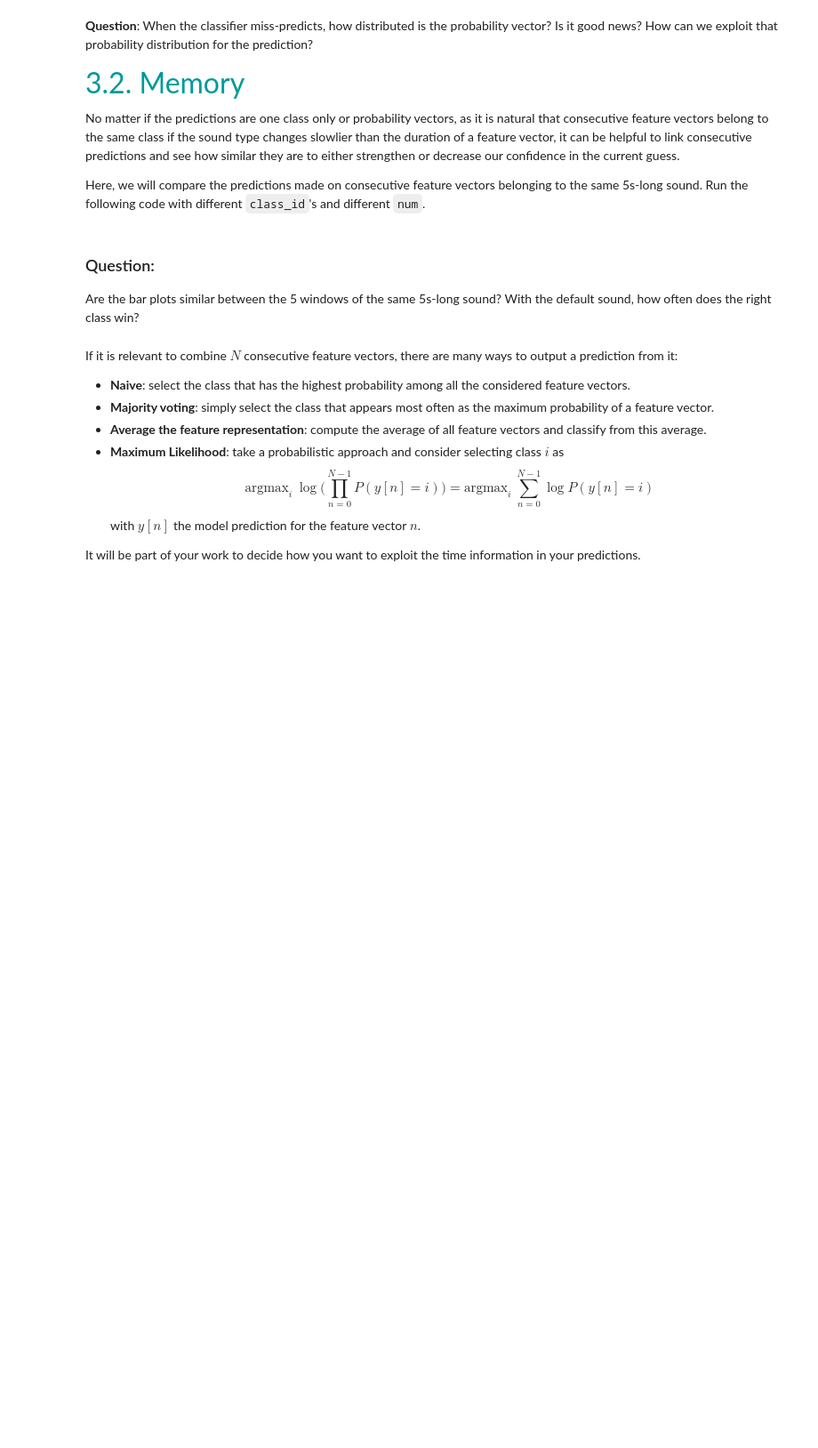
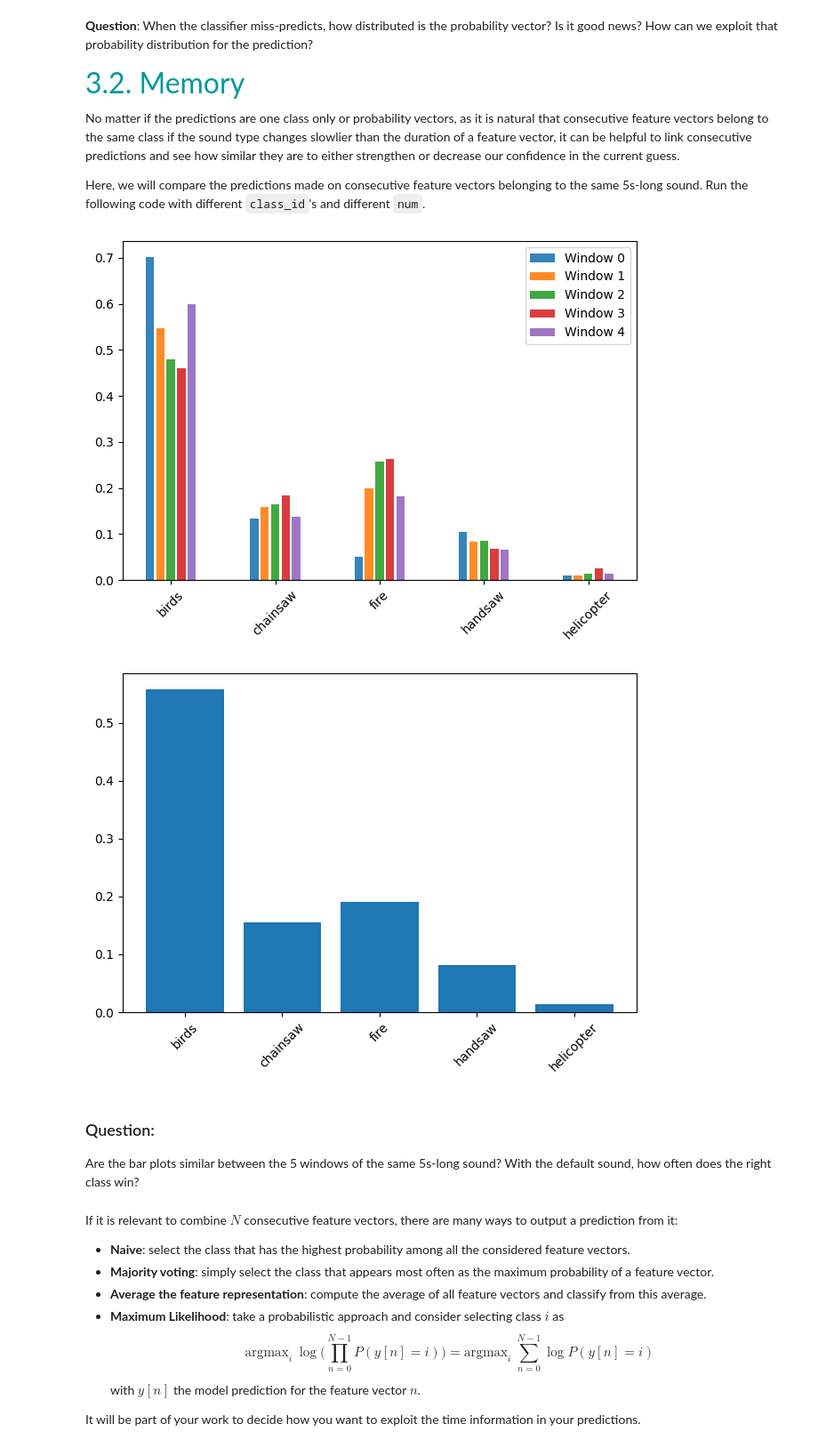
Before and after one commit to nderumier/LELEC210X, a Jupyter notebook: classification/h5a3_confidence_and_memory.ipynb, the cells around one changed output. Shown at 89% size. Cells and saved outputs as stored; diff of their text form; code cells hidden in the pictures; blank space fills up the shorter version.

```diff
--- a/classification/h5a3_confidence_and_memory.ipynb
+++ b/classification/h5a3_confidence_and_memory.ipynb
@@ -107,48 +129,79 @@ No matter if the predictions are one class only or probability vectors, as it is
 Here, we will compare the predictions made on consecutive feature vectors belonging to the same 5s-long sound.
 Run the following code with different ``class_id``'s and different ``num``.
 # %%
-### TO RUN
+import numpy as np
+import matplotlib.pyplot as plt
+import pickle
+
+# Charger le modèle (scaler + pca + svm)
+bundle = pickle.load(open(model_dir + "model_audio_svm.pickle", "rb"))
+scaler = bundle["scaler"]
+pca_trained = bundle["pca"]
+model_knn = bundle["model"]   # on garde le nom 'model_knn' pour coller à l'énoncé,
+                              # mais c'est bien un SVM dessous
+
 num = 0  # 0 (default), 1, ..., 39
 
 sound = dataset["birds", num]
 audio = AudioUtil.open(sound)
 audio = AudioUtil.resample(audio, 11025)
 AudioUtil.play(audio)
 
 "Bar charts for each window"
 n_win = 5
-probs = np.zeros((n_win, len(classnames)))
+
+# Utiliser le nombre de classes que le modèle connaît vraiment
+model_classes = model_knn.classes_
+n_classes = len(model_classes)
+
+probs = np.zeros((n_win, n_classes))
+
 for window in range(n_win):
     sub_aud = (audio[0][window * 11025 :], audio[1])
     sub_aud = AudioUtil.pad_trunc(sub_aud, 950)
     sgram = AudioUtil.melspectrogram(sub_aud, Nmel=20)
     ncol = int(1000 * 11025 / (1e3 * 512))
     sgram = sgram[:, :ncol]
-    fv = sgram.reshape(-1)
+    fv = sgram.reshape(1, -1)   # (1, n_features_brut)
 
     ### TO COMPLETE - Eventually normalize and reduce feature vector dimensionality
+    # 1) adapter la dimension au scaler (même nb de features qu'à l'entraînement)
+    expected_dim = scaler.n_features_in_
+    fv_cut = fv[:, :expected_dim]          # (1, expected_dim)
 
-    probs[window, :] = model_knn.predict_proba([fv])[0]
+    # 2) normalisation
+    fv_norm = scaler.transform(fv_cut)
+
+    # 3) réduction de dimension par PCA
+    fv_pca = pca_trained.transform(fv_norm)
+
+    # 4) probabilités de classe
+    probs[window, :] = model_knn.predict_proba(fv_pca)[0]
 
 "Mean bar chart"
 plt.figure()
 for window in range(n_win):
     plt.bar(
-        np.arange(len(classnames)) * 2 * n_win + window,
+        np.arange(n_classes) * 2 * n_win + window,
         probs[window, :],
         alpha=0.9,
         label=f"Window {window}",
     )
 plt.legend()
-plt.gca().set_xticks(np.arange(len(classnames)) * 2 * n_win + 2)
-plt.gca().set_xticklabels(classnames)
+plt.gca().set_xticks(np.arange(n_classes) * 2 * n_win + 2)
+plt.gca().set_xticklabels(model_classes, rotation=45)
+plt.tight_layout()
 plt.show()
 
 plt.figure()
-plt.bar(np.arange(len(classnames)), np.mean(probs, axis=0))
-plt.gca().set_xticks(np.arange(len(classnames)))
-plt.gca().set_xticklabels(classnames)
+plt.bar(np.arange(n_classes), np.mean(probs, axis=0))
+plt.gca().set_xticks(np.arange(n_classes))
+plt.gca().set_xticklabels(model_classes, rotation=45)
+plt.tight_layout()
 plt.show()
+# %% [output]
+[figure, added]
+[figure, added]
 # %% [markdown]
 ### Question:
 Are the bar plots similar between the 5 windows of the same 5s-long sound? With the default sound, how often does the right class win?
```
Also changed, not shown: parts of 4 cells of this notebook, 3 other files.
